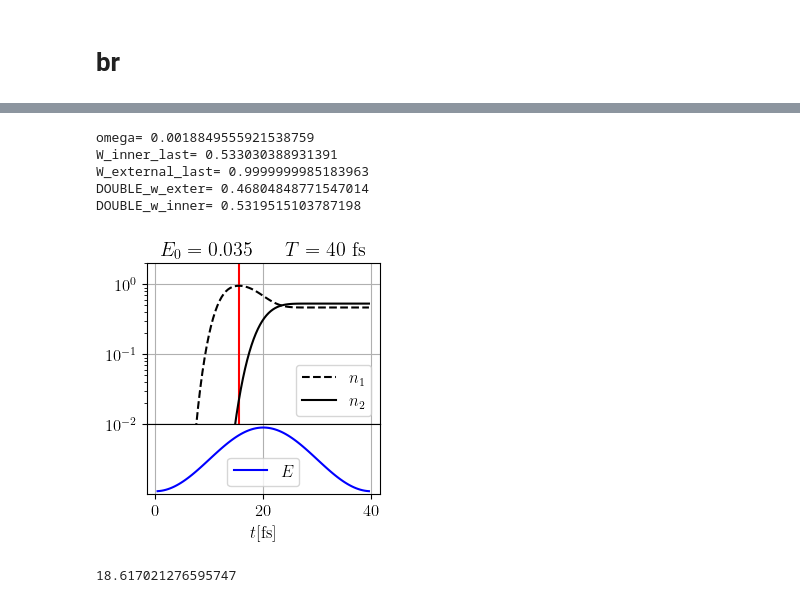
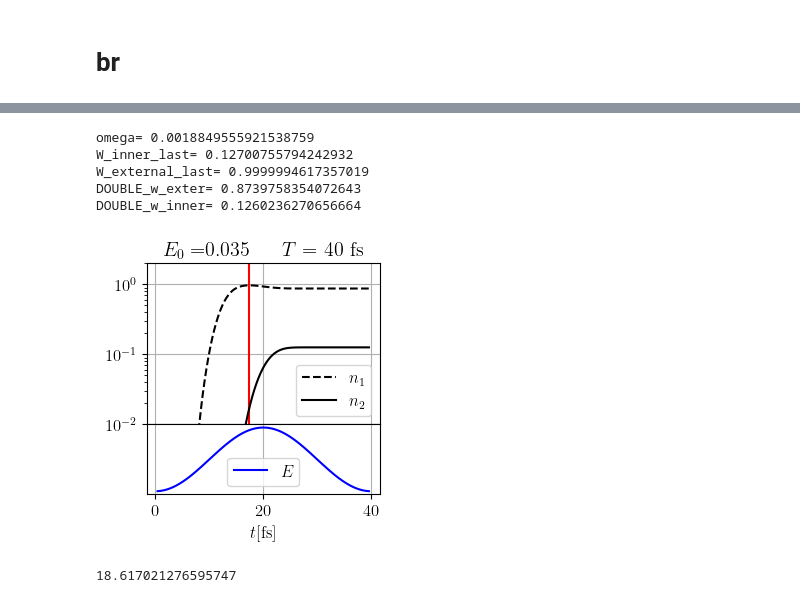
Before and after one commit to DenTyur/RSSFM, a Jupyter notebook: src/analitic/analitic.ipynb, the cells around one changed output, grey strips where cells are left out. Cells and saved outputs as stored; diff of their text form; code cells hidden in the pictures.

```diff
--- a/src/analitic/analitic.ipynb
+++ b/src/analitic/analitic.ipynb
@@ -209,46 +209,46 @@ FileNotFoundError: [Errno 2] No such file or directory: '/home/denis/elf_home/mo
 # %%
 # Короткий импульс
-Nt=100
+Nt=1000
 Tfs = 40
 T = Tfs/au_to_fs
-E0=0.04
+E0=0.035
 omega=np.pi/T
 print("omega=", omega)
 t_arr = np.linspace(0.01*T, 0.99*T, Nt)
 
 n = KinEqs_1d_coulomb_single_ionization(t_arr, [1, 0], E0, omega, w_inner)
 print("W_inner_last=", n[:, 1][-1])
 
 n = KinEqs_1d_short_single_ionization(t_arr, [1, 0], E0, omega, w_external)
 print("W_external_last=", n[:, 1][-1])
 
 n = KinEqs_1d_short_coulomb(t_arr, [1, 0, 0], E0, omega, w_external, w_inner)
 print("DOUBLE_w_exter=", n[:,1][-1], "\nDOUBLE_w_inner=", n[:,2][-1])
 
 ind_max_n1 = np.argmax(n[:, 1])
 
 fig, ax = plt.subplots(2, 1, figsize=(3, 3), gridspec_kw={'height_ratios': [2.3, 1]})
 fig.subplots_adjust(hspace=0)
 ax[0].axvline(t_arr[ind_max_n1]*au_to_fs, linestyle='-', color='red')
 ax[0].plot(t_arr*au_to_fs, n[:, 1], color='black', label=r'$n_1$', linestyle = '--')
 ax[0].plot(t_arr*au_to_fs, n[:, 2], color='black', label=r'$n_2$', linestyle = '-')
 ax[0].grid(); ax[0].legend(loc='lower right');
-ax[0].set_title(r"$E_0 = 0.035$"+r"$~~~~~T = $"+f" {Tfs}"+" fs")
+ax[0].set_title(r"$E_0 = $"+f"{E0}"+r"$~~~~~T = $"+f" {Tfs}"+" fs")
 ax[0].set_yscale('log')
 ax[1].set(xlabel=r'$t$[fs]')
 ax[0].set_ylim([1e-2, 2])
 ax[1].plot(t_arr*au_to_fs, E(t_arr, E0, np.pi/T), color='blue', label=r'$E$', linestyle = '-')
 # ax[1, 0].set_xticks([0, 10, 20, 30])
 ax[1].set_yticks([])
 ax[1].grid(); ax[1].legend();
 # fig.savefig("RateEq2fs.png", dpi=600,  bbox_inches='tight')
 # %% [output]
 omega= 0.0018849555921538759
-W_inner_last= 0.533030388931391
-W_external_last= 0.9999999985183963
-DOUBLE_w_exter= 0.46804848771547014
-DOUBLE_w_inner= 0.5319515103787198
+W_inner_last= 0.12700755794242932
+W_external_last= 0.9999994617357019
+DOUBLE_w_exter= 0.8739758354072643
+DOUBLE_w_inner= 0.1260236270656664
-[figure, old version]
+[figure, new version]
 # %%
 0.035/0.00188
 # %% [output]
```
Also changed, not shown: parts of 2 cells of this notebook, 4 other files.
